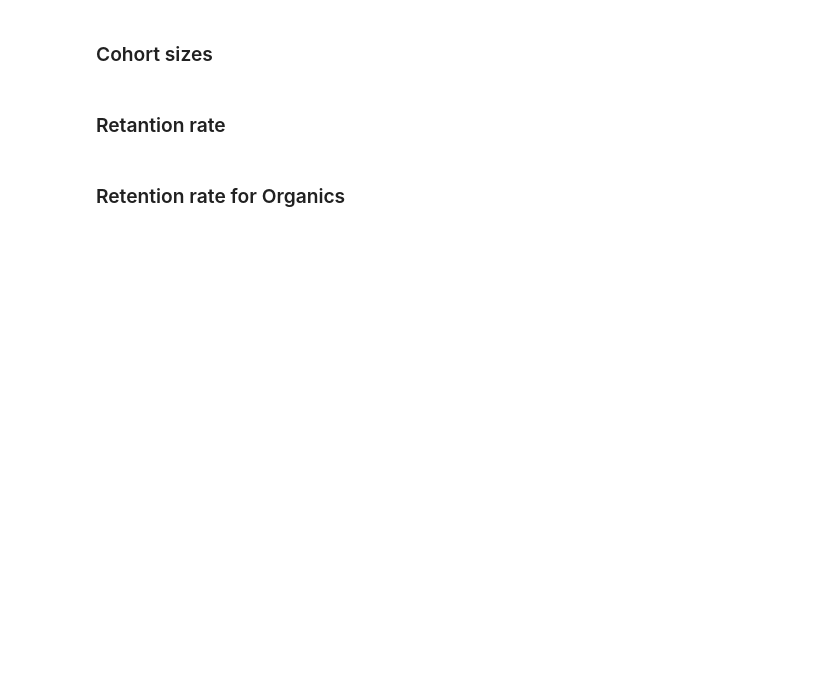
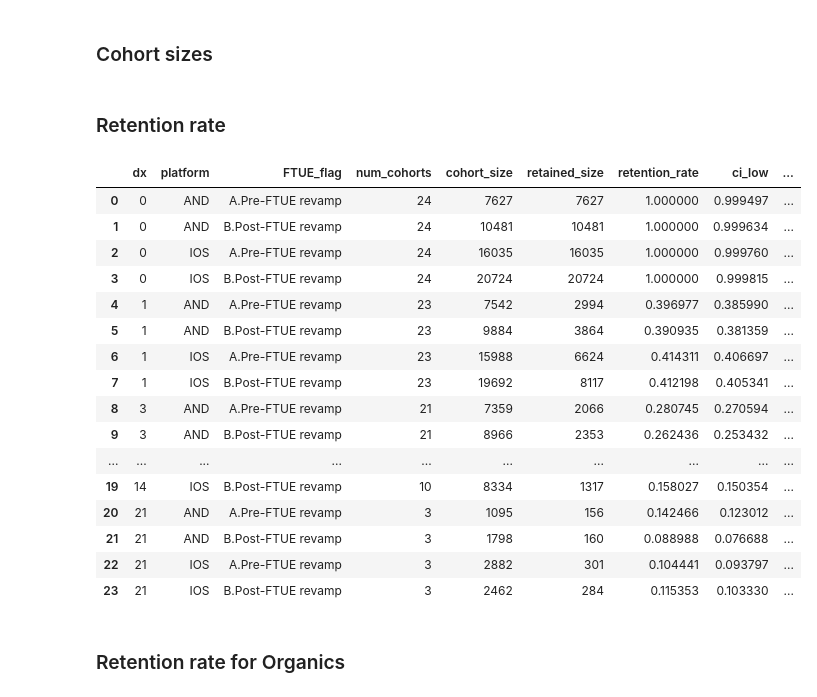
Before and after one commit to ivanaguilar-trailmix/testrepo, a Jupyter notebook: earlyftue/earlyftue.ipynb, the cells around one changed output. Cells and saved outputs as stored; diff of their text form; code cells hidden in the pictures; blank space fills up the shorter version.

```diff
--- a/earlyftue/earlyftue.ipynb
+++ b/earlyftue/earlyftue.ipynb
@@ -71,7 +73,7 @@ print(f"End Date 2: {end_date2.strftime('%Y-%m-%d')}")
 # %%
 # hide-output
 # Toggle: True re-queries BigQuery and overwrites local cache, False loads from pickle
-refresh_data = True
+refresh_data = False
 # %%
 # hide-output
 # Estimate query cost for player level + game day SQL before executing
@@ -149,7 +185,7 @@ parameters = {
     'start_date2': start_date2.strftime('%Y-%m-%d'),
     'end_date2': end_date2.strftime('%Y-%m-%d'),
     #'exclude_networks': ['CPE','Non-Attributed']
-    'exclude_networks': ['']
+    'exclude_networks': ['CPE']
 }
 
 # Print cost estimate before running — avoids accidental expensive queries (~$1.63 / 242 GB)
@@ -308,44 +424,32 @@ fig.update_layout(
 
 fig.show()
 # %% [markdown]
-### Retantion rate
+### Retention rate
 # %%
 # Bar chart: D1–D21 retention rates by FTUE group and platform (all users)
-df_plot = retention_data_total[retention_data_total['dx'] != 0].copy()
-
-# Convert dx to ordered categorical for proper x-axis ordering
-dx_vals = sorted(df_plot['dx'].unique())
-dx_labels = ['D' + str(d) for d in dx_vals]
-df_plot['dx_cat'] = pd.Categorical(
-    'D' + df_plot['dx'].astype(str),
-    categories=dx_labels,
-    ordered=True
+# Each Dx is tested independently with a two-proportion z-test; Wilson 95% CIs shown as error bars
+plot_retention_significance(
+    retention_data_total,
+    title='Retention rate by FTUE group — all users (95% Wilson CI, per-Dx significance)',
 )
-
-fig = px.bar(
-    df_plot,
-    x='dx_cat',
-    y='retention_rate',
-    color='FTUE_flag',
-    text='retention_rate',
-    title='Retention rate by FTUE group (95% CI based on cohort size)',
-    facet_row='platform',
-    barmode='group',
-    width=1200,
-    height=900,
-    hover_data={'retained_size': True, 'cohort_size': True, 'num_cohorts': True},
-    category_orders={'dx_cat': dx_labels}
-)
-
-fig.update_traces(texttemplate='%{text:.1%}', textposition='outside')
-fig.update_layout(
-    yaxis_tickformat='.0%',
-    yaxis2_tickformat='.0%',
-    uniformtext_minsize=8,
-    uniformtext_mode='hide'
-)
-
-fig.show()
+# %% [output]
+|  | dx | platform | FTUE_flag | num_cohorts | cohort_size | retained_size | retention_rate | ci_low | ... |
+| 0 | 0 | AND | A.Pre-FTUE revamp | 24 | 7627 | 7627 | 1.000000 | 0.999497 | ... |
+| 1 | 0 | AND | B.Post-FTUE revamp | 24 | 10481 | 10481 | 1.000000 | 0.999634 | ... |
+| 2 | 0 | IOS | A.Pre-FTUE revamp | 24 | 16035 | 16035 | 1.000000 | 0.999760 | ... |
+| 3 | 0 | IOS | B.Post-FTUE revamp | 24 | 20724 | 20724 | 1.000000 | 0.999815 | ... |
+| 4 | 1 | AND | A.Pre-FTUE revamp | 23 | 7542 | 2994 | 0.396977 | 0.385990 | ... |
+| 5 | 1 | AND | B.Post-FTUE revamp | 23 | 9884 | 3864 | 0.390935 | 0.381359 | ... |
+| 6 | 1 | IOS | A.Pre-FTUE revamp | 23 | 15988 | 6624 | 0.414311 | 0.406697 | ... |
+| 7 | 1 | IOS | B.Post-FTUE revamp | 23 | 19692 | 8117 | 0.412198 | 0.405341 | ... |
+| 8 | 3 | AND | A.Pre-FTUE revamp | 21 | 7359 | 2066 | 0.280745 | 0.270594 | ... |
+| 9 | 3 | AND | B.Post-FTUE revamp | 21 | 8966 | 2353 | 0.262436 | 0.253432 | ... |
+| ... | ... | ... | ... | ... | ... | ... | ... | ... | ... |
+| 19 | 14 | IOS | B.Post-FTUE revamp | 10 | 8334 | 1317 | 0.158027 | 0.150354 | ... |
+| 20 | 21 | AND | A.Pre-FTUE revamp | 3 | 1095 | 156 | 0.142466 | 0.123012 | ... |
+| 21 | 21 | AND | B.Post-FTUE revamp | 3 | 1798 | 160 | 0.088988 | 0.076688 | ... |
+| 22 | 21 | IOS | A.Pre-FTUE revamp | 3 | 2882 | 301 | 0.104441 | 0.093797 | ... |
+| 23 | 21 | IOS | B.Post-FTUE revamp | 3 | 2462 | 284 | 0.115353 | 0.103330 | ... |
 # %% [markdown]
 ### Retention rate for Organics
 # %%
```
Also changed, not shown: parts of 22 cells of this notebook, 2 other files.
